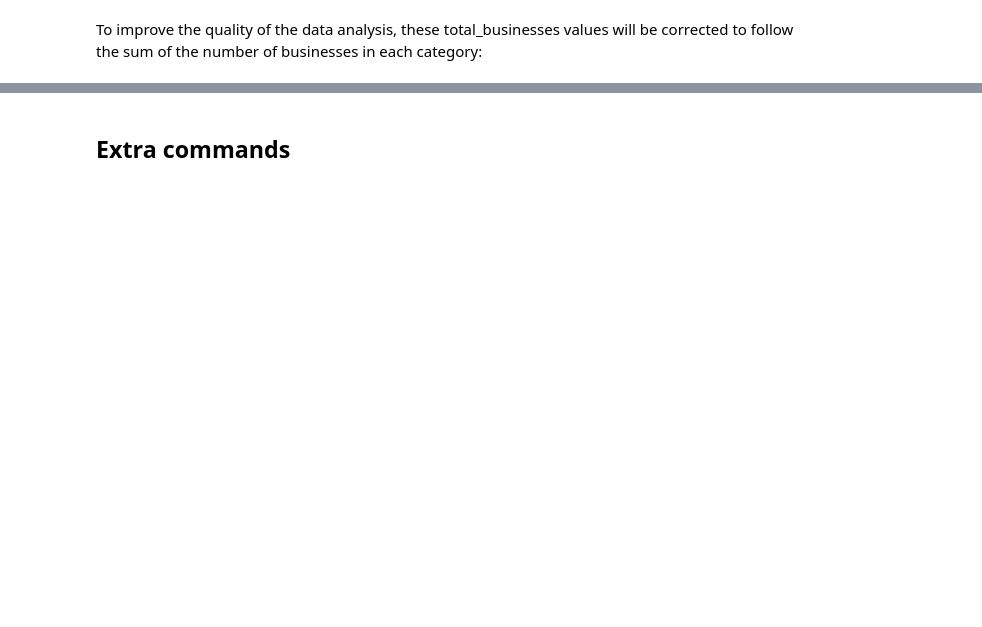
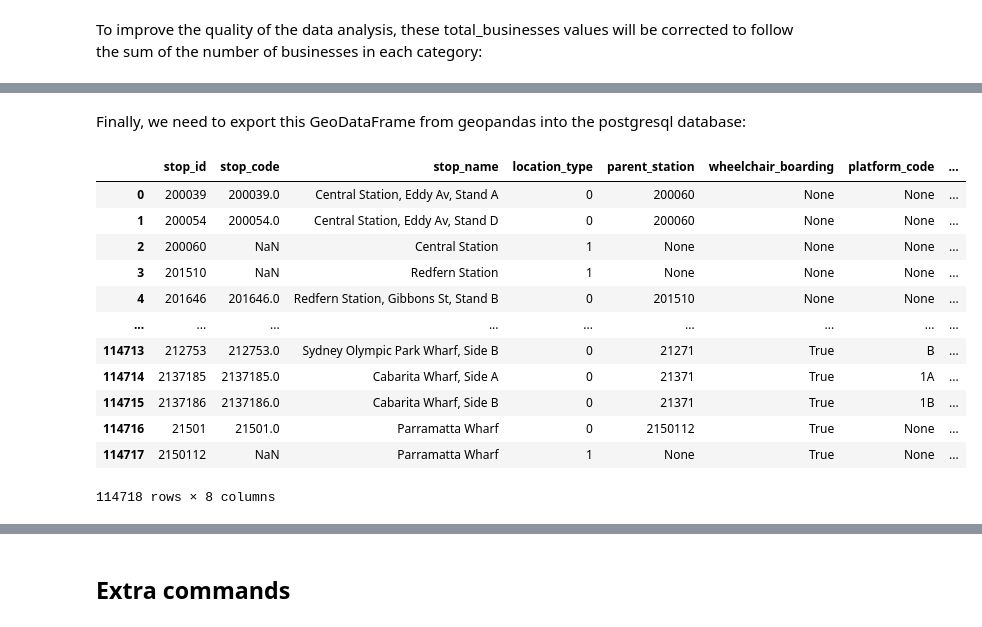
Before and after one commit to FixItChris/DATA2901, a Jupyter notebook: Report.ipynb, the cells around one changed output, grey strips where cells are left out. Drawn from its saved outputs; the diff is of its cells as text; code cells hidden in the pictures; blank space fills up the shorter version.

```diff
--- a/Report.ipynb
+++ b/Report.ipynb
@@ -163,0 +229,2 @@ conn.execute(sql);
+# %% [markdown]
+Finally, we need to export this GeoDataFrame from geopandas into the postgresql database:
@@ -163,0 +241,16 @@ conn.execute(sql);
+# %%
+query(conn, "SELECT * FROM stops;")
+# %% [output]
+|  | stop_id | stop_code | stop_name | location_type | parent_station | wheelchair_boarding | platform_code | ... |
+| 0 | 200039 | 200039.0 | Central Station, Eddy Av, Stand A | 0 | 200060 | None | None | ... |
+| 1 | 200054 | 200054.0 | Central Station, Eddy Av, Stand D | 0 | 200060 | None | None | ... |
+| 2 | 200060 | NaN | Central Station | 1 | None | None | None | ... |
+| 3 | 201510 | NaN | Redfern Station | 1 | None | None | None | ... |
+| 4 | 201646 | 201646.0 | Redfern Station, Gibbons St, Stand B | 0 | 201510 | None | None | ... |
+| ... | ... | ... | ... | ... | ... | ... | ... | ... |
+| 114713 | 212753 | 212753.0 | Sydney Olympic Park Wharf, Side B | 0 | 21271 | True | B | ... |
+| 114714 | 2137185 | 2137185.0 | Cabarita Wharf, Side A | 0 | 21371 | True | 1A | ... |
+| 114715 | 2137186 | 2137186.0 | Cabarita Wharf, Side B | 0 | 21371 | True | 1B | ... |
+| 114716 | 21501 | 21501.0 | Parramatta Wharf | 0 | 2150112 | True | None | ... |
+| 114717 | 2150112 | NaN | Parramatta Wharf | 1 | None | True | None | ... |
+114718 rows × 8 columns
```
Also changed, not shown: parts of 21 cells of this notebook, 20 other files.
